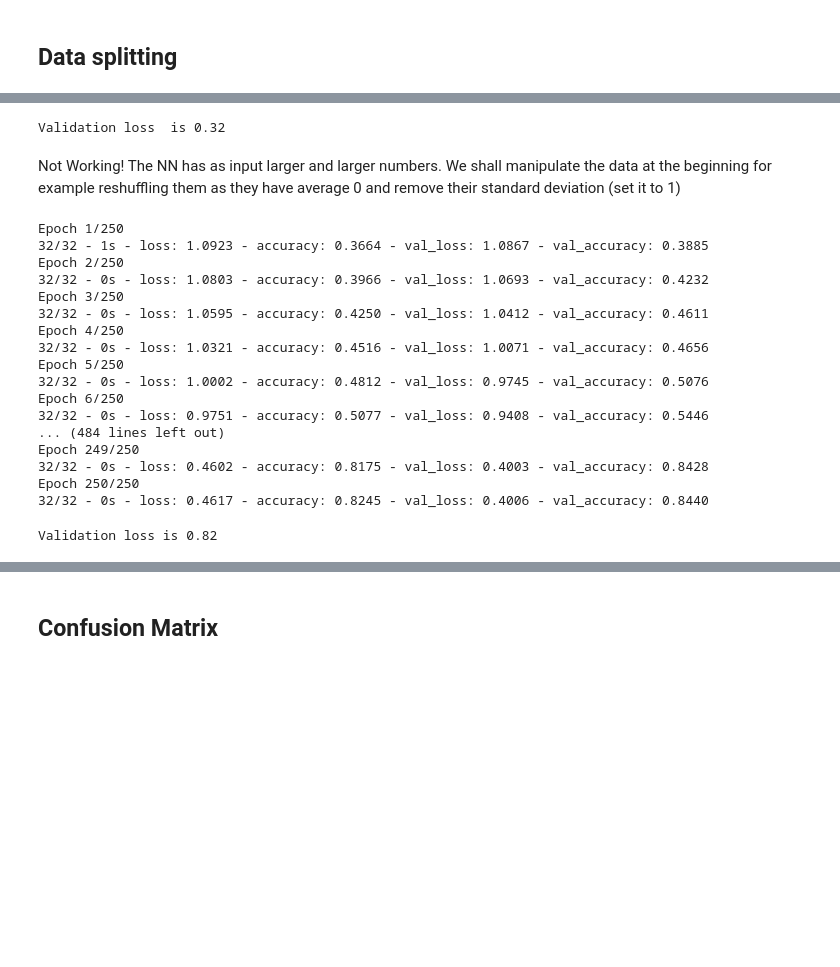
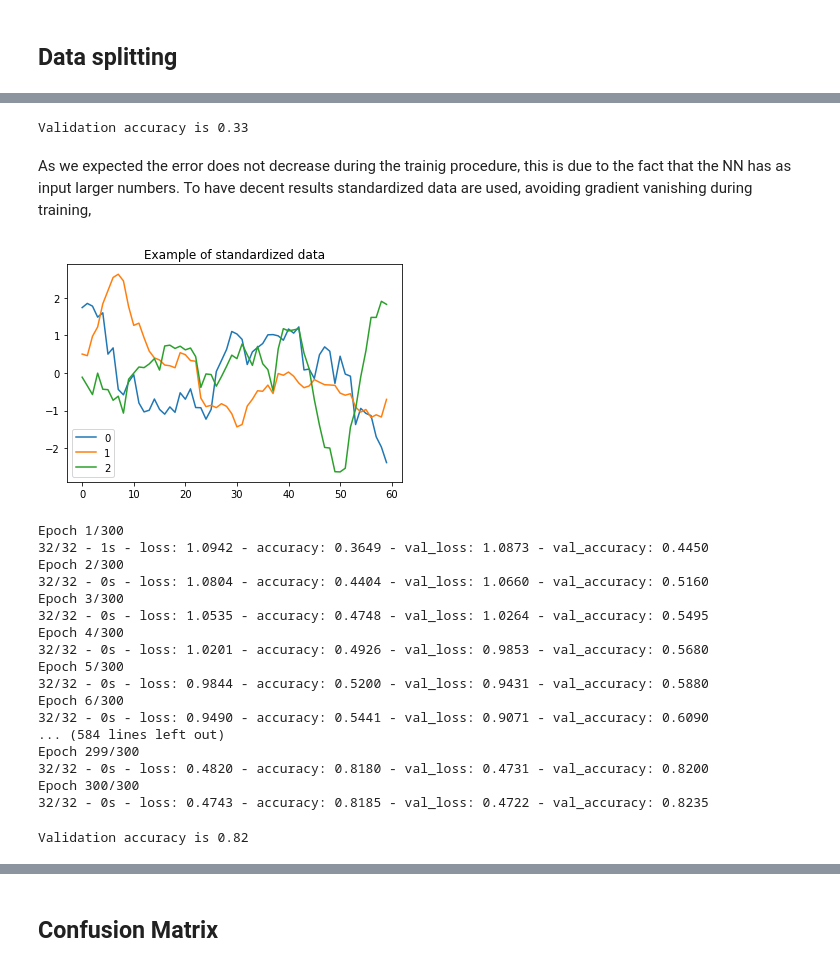
Before and after one commit to LorenzoBuriola/LoCP_moduleB, a Jupyter notebook: Week3/FPGheArt_exercise3.ipynb, the cells around one changed output, grey strips where cells are left out. Cells and saved outputs as stored; diff of their text form; code cells hidden in the pictures; blank space fills up the shorter version.

```diff
--- a/Week3/FPGheArt_exercise3.ipynb
+++ b/Week3/FPGheArt_exercise3.ipynb
@@ -204,8 +215,20 @@ Epoch 250/250
 # %%
-print(f"Validation loss  is {model.evaluate(x_test, y_test, verbose = 0)[1]:1.2}")
+print(f"Validation accuracy is {model.evaluate(x_test, y_test, verbose = 0)[1]:1.2}")
 # %% [output]
-Validation loss  is 0.32
+Validation accuracy is 0.33
-# %% [markdown]
-Not Working!
-The NN has as input larger and larger numbers. We shall manipulate the data at the beginning for example reshuffling them as they have average 0 and remove their standard deviation (set it to 1)
+# %% [markdown]
+As we expected the error does not decrease during the trainig procedure, this is due to the fact that the NN has as input larger numbers. To have decent results standardized data are used, avoiding gradient vanishing during training,
+# %%
+#Standardized data are computed
+scaler = StandardScaler()
+x_std =  scaler.fit_transform(x.T).T
+
+plt.plot(x_std[0], label = '0')
+plt.plot(x_std[1], label = '1')
+plt.plot(x_std[2], label = '2')
+plt.title('Example of standardized data')
+plt.legend()
+plt.show()
+# %% [output]
+[figure, added]
 # %%
@@ -213,30 +236,29 @@ x_train, x_test, y_train, y_test = train_test_split( x_std, y, test_size=0.2)
 x_train = x_train.reshape(x_train.shape[0],L,1)
 x_test = x_test.reshape(x_test.shape[0],L,1)
 # %%
-model = compile_model( fil = [5,5], k_size = [11,7], PoolSize = 2, dense = [10], learn_rate = 0.001)
-
-hist = model.fit(x_train, y_train, batch_size = 250, epochs = 250,
-                 validation_data = (x_train, y_train),
+model = compile_model()
+hist = model.fit(x_train, y_train, batch_size = 250, epochs = 300,
+                 validation_data = (x_test, y_test),
                 verbose = 2, shuffle = True)
 # %% [output]
-Epoch 1/250
-32/32 - 1s - loss: 1.0923 - accuracy: 0.3664 - val_loss: 1.0867 - val_accuracy: 0.3885
-Epoch 2/250
-32/32 - 0s - loss: 1.0803 - accuracy: 0.3966 - val_loss: 1.0693 - val_accuracy: 0.4232
-Epoch 3/250
-32/32 - 0s - loss: 1.0595 - accuracy: 0.4250 - val_loss: 1.0412 - val_accuracy: 0.4611
-Epoch 4/250
-32/32 - 0s - loss: 1.0321 - accuracy: 0.4516 - val_loss: 1.0071 - val_accuracy: 0.4656
-Epoch 5/250
-32/32 - 0s - loss: 1.0002 - accuracy: 0.4812 - val_loss: 0.9745 - val_accuracy: 0.5076
-Epoch 6/250
-32/32 - 0s - loss: 0.9751 - accuracy: 0.5077 - val_loss: 0.9408 - val_accuracy: 0.5446
-... (484 lines left out)
-Epoch 249/250
-32/32 - 0s - loss: 0.4602 - accuracy: 0.8175 - val_loss: 0.4003 - val_accuracy: 0.8428
-Epoch 250/250
-32/32 - 0s - loss: 0.4617 - accuracy: 0.8245 - val_loss: 0.4006 - val_accuracy: 0.8440
+Epoch 1/300
+32/32 - 1s - loss: 1.0942 - accuracy: 0.3649 - val_loss: 1.0873 - val_accuracy: 0.4450
+Epoch 2/300
+32/32 - 0s - loss: 1.0804 - accuracy: 0.4404 - val_loss: 1.0660 - val_accuracy: 0.5160
+Epoch 3/300
+32/32 - 0s - loss: 1.0535 - accuracy: 0.4748 - val_loss: 1.0264 - val_accuracy: 0.5495
+Epoch 4/300
+32/32 - 0s - loss: 1.0201 - accuracy: 0.4926 - val_loss: 0.9853 - val_accuracy: 0.5680
+Epoch 5/300
+32/32 - 0s - loss: 0.9844 - accuracy: 0.5200 - val_loss: 0.9431 - val_accuracy: 0.5880
+Epoch 6/300
+32/32 - 0s - loss: 0.9490 - accuracy: 0.5441 - val_loss: 0.9071 - val_accuracy: 0.6090
+... (584 lines left out)
+Epoch 299/300
+32/32 - 0s - loss: 0.4820 - accuracy: 0.8180 - val_loss: 0.4731 - val_accuracy: 0.8200
+Epoch 300/300
+32/32 - 0s - loss: 0.4743 - accuracy: 0.8185 - val_loss: 0.4722 - val_accuracy: 0.8235
 # %%
-print(f"Validation loss is {model.evaluate(x_test, y_test, verbose = 0)[1]:1.2}")
+print(f"Validation accuracy is {model.evaluate(x_test, y_test, verbose = 0)[1]:1.2}")
 # %% [output]
-Validation loss is 0.82
+Validation accuracy is 0.82
```
Also changed, not shown: parts of 102 cells of this notebook, 2 other files.
